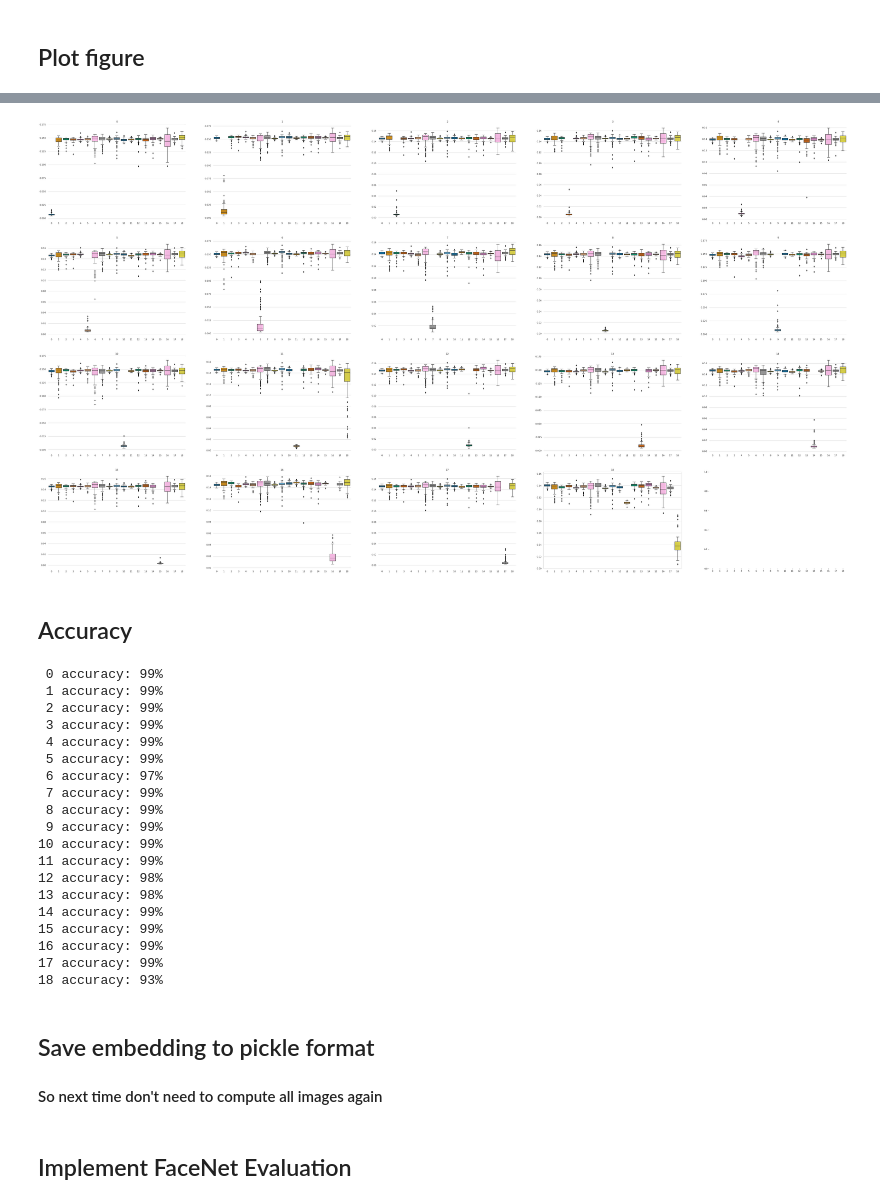
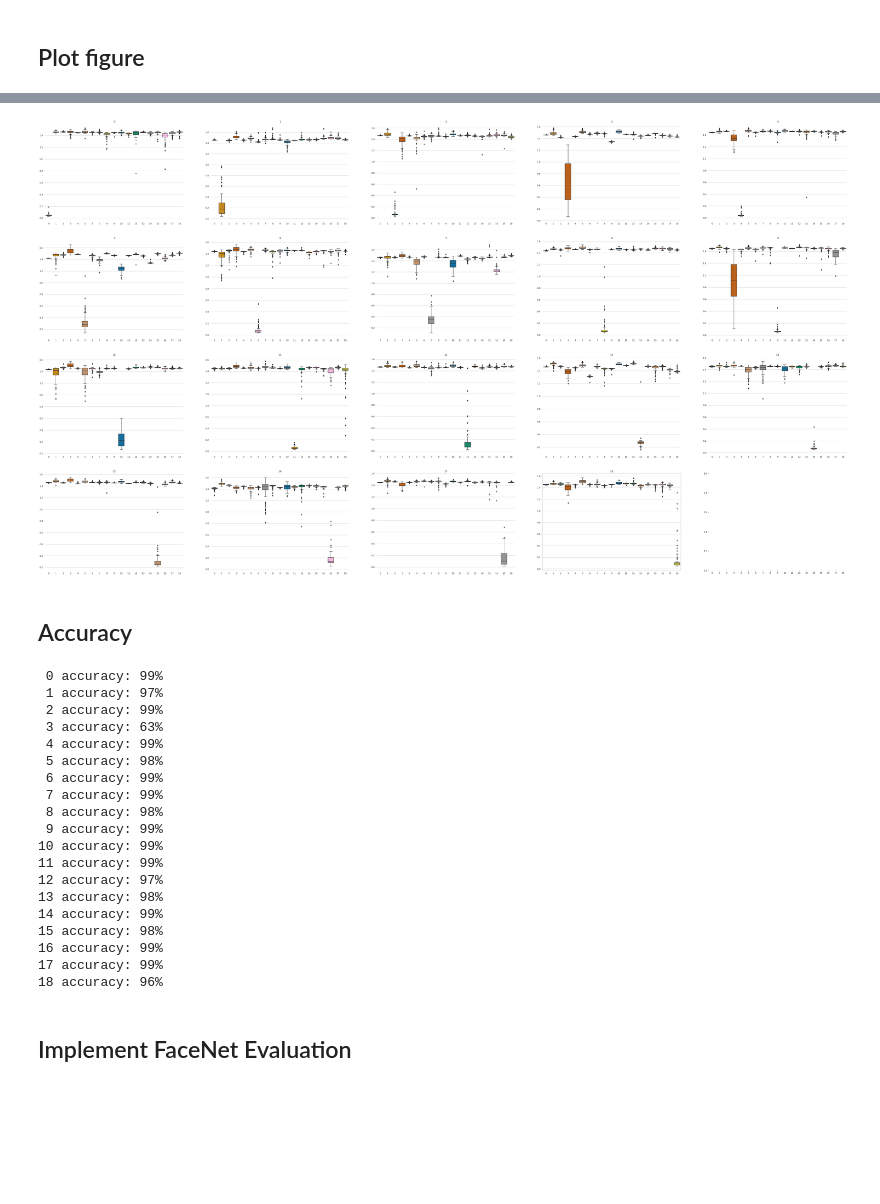
Before and after one commit to WesleyCh3n/MobileNetV2-Triplet, a Jupyter notebook: embedding_eval.ipynb, the cells around one changed output, grey strips where cells are left out. Cells and saved outputs as stored; diff of their text form; code cells hidden in the pictures; blank space fills up the shorter version.

```diff
--- a/embedding_eval.ipynb
+++ b/embedding_eval.ipynb
@@ -42,7 +25,5 @@ def parse_function(filename):
 # %%
-# model_dir = 'experiments/expt7_InceptionV3/'
-# data_dir = '/home/ubuntu/dataset'
-args = arg("./experiment/from_soft_to_tl_02/ 49".split())
+args = arg("./experiment/V2from_soft_to_tl_02/ 49".split())
 config_path = args.cfg
 params = Param(config_path)
 # %% [markdown]
@@ -50,25 +30,0 @@ params = Param(config_path)
-# %%
-baseModel = MobileNetV2(include_top=False,
-                            weights=None,
-                            input_shape=(224, 224, 3),
-                            pooling="avg")
-
-fc = tf.keras.layers.Dense(128)(baseModel.output)
-l2 = tf.math.l2_normalize(fc)
-model = Model(inputs=baseModel.input, outputs=l2)
-model.summary()
-
-model.load_weights(config_path+f"epoch-{args.epoch}")
-
-empty_data = np.zeros((100, 19))
-df = pd.DataFrame(data = empty_data, columns = [i for i in range(19)]).astype('object')
-for label in tqdm(range(19)):
-    ds_root = pathlib.Path(f"/home/ubuntu/dataset/test_100/Cow{label:02d}/")
-    filenames = list(ds_root.glob('**/*'))
-    filenames = [str(path) for path in filenames]
-    dataset = tf.data.Dataset.from_tensor_slices(filenames)
-    dataset = dataset.map(parse_function)
-    dataset = dataset.batch(100)
-    results = model.predict(dataset)
-    for i, emb in enumerate(results):
-        df.iloc[i, label] = emb
@@ -93,18 +31,16 @@ ________________________________________________________________________________
 # %%
-logdir = os.path.join(config_path, f"emb/{args.epoch}/")
-if not os.path.exists(logdir):
-    os.makedirs(logdir)
-pkl_path = os.path.join(logdir, 'embeddings.pkl')
-df.to_pickle(pkl_path)
+logdir = os.path.join(config_path, "emb/")
+pkl_path = os.path.join(logdir, f"{args.epoch}embs.pkl")
+df = pd.read_pickle(pkl_path)
 # %% [markdown]
 ## Compute distances between all embeddings
 # %%
 all_df = []
-for ref_index in range(19):
+for ref_index in tqdm(range(19)):
     empty_data = np.zeros((99, 19)).astype(np.float32)
     df_length = pd.DataFrame(data = empty_data, columns = [i for i in range(19)])
 
-    for label in tqdm(range(19)):
+    for label in range(19):
         for i in range(99):
             df_length.iloc[i, label] = np.linalg.norm(df.iloc[0, ref_index] - df.iloc[i+1, label])
     all_df.append(df_length)
@@ -125,18 +67,19 @@ chart = sns.boxplot(data=all_df[18].loc[:,18], ax=ax, width=0.7)
 # %%
 f, axes = plt.subplots(4, 5, figsize=(70, 40), sharex=True)
 for i in tqdm(range(19)):
     sns.set(style="whitegrid")
     chart = sns.boxplot(data=all_df[i], ax=axes[i//5, i%5])
     chart.axes.set_title(f'{i:2d}',fontsize=25)
     chart.set_xlabel('Cow id', fontsize=20)
     chart.set_ylabel('L2 distance', fontsize=20)
 
     sns.despine(left=True, bottom=True)
 
     plt.subplot(4, 5, i+1), sns.boxplot(data = all_df[i], palette="colorblind").set_title(f'{i:2d}')
-img_path = os.path.join(logdir, 'distance_matrix_.jpg')
+
+img_path = os.path.join(logdir, f"{args.epoch}l2matrix.jpg")
 plt.savefig(img_path)
 # %% [output]
-[figure, old version]
+[figure, new version]
 # %% [markdown]
 ## Accuracy
@@ -147,4 +86,7 @@ for ref_index in range(19):
 # %%
+database = []
+for ref_index in range(19):
+    database.append(df.iloc[0, ref_index])
 for input_index in range(19):
     predicts = []
     for i in range(99):
@@ -155,24 +97,21 @@ for input_index in range(19):
     print(f'{input_index:2d} accuracy: {predicts.count(input_index)}%')
 # %% [output]
  0 accuracy: 99%
- 1 accuracy: 99%
+ 1 accuracy: 97%
  2 accuracy: 99%
- 3 accuracy: 99%
+ 3 accuracy: 63%
  4 accuracy: 99%
- 5 accuracy: 99%
- 6 accuracy: 97%
+ 5 accuracy: 98%
+ 6 accuracy: 99%
  7 accuracy: 99%
- 8 accuracy: 99%
+ 8 accuracy: 98%
  9 accuracy: 99%
 10 accuracy: 99%
 11 accuracy: 99%
-12 accuracy: 98%
+12 accuracy: 97%
 13 accuracy: 98%
 14 accuracy: 99%
-15 accuracy: 99%
+15 accuracy: 98%
 16 accuracy: 99%
 17 accuracy: 99%
-18 accuracy: 93%
+18 accuracy: 96%
-# %% [markdown]
-##  Save embedding to pickle format
-#### So next time don't need to compute all images again
```
Also changed, not shown: parts of 15 cells of this notebook, 21 other files.
